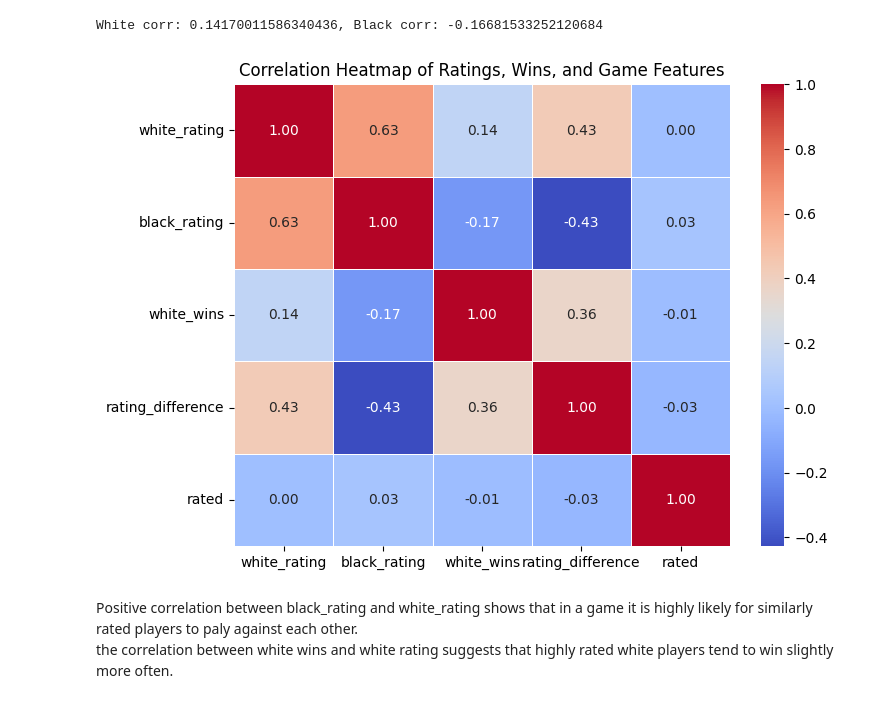
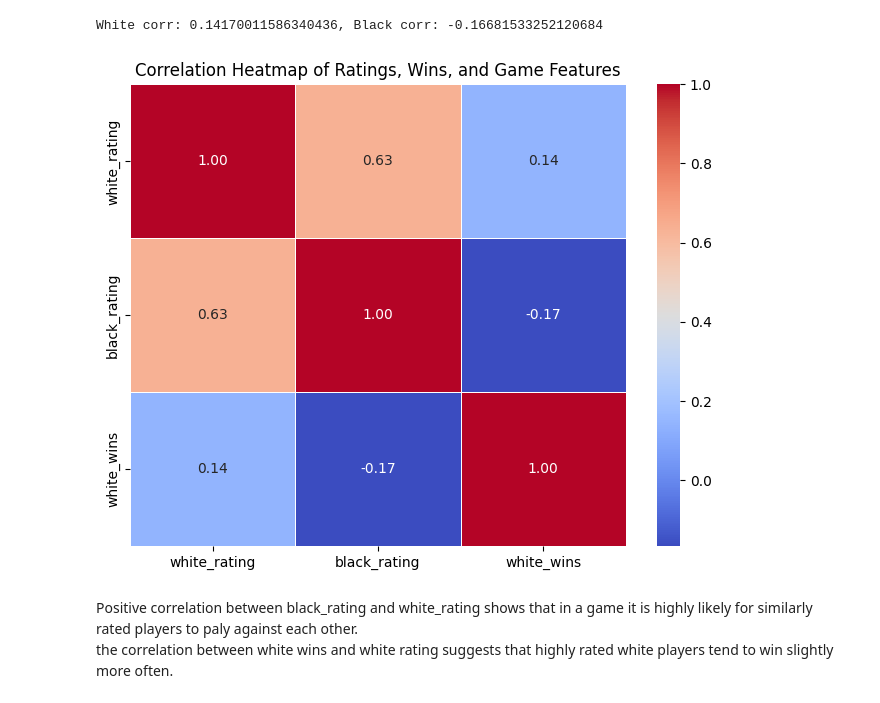
Before and after one commit to i-am-christy/The-Chess-Project, a Jupyter notebook: chess_project.ipynb, the cells around one changed output. Saved outputs shown, nothing was run; the diff lists cells and outputs as text; code cells hidden in the pictures.

```diff
--- a/chess_project.ipynb
+++ b/chess_project.ipynb
@@ -359,17 +369,17 @@ print(f"White corr: {corr_white}, Black corr: {corr_black}")
 # %% [output]
 White corr: 0.14170011586340436, Black corr: -0.16681533252120684
 # %%
-relevant_columns = data[['white_rating', 'black_rating', 'white_wins', 'rating_difference', 'rated']]
+relevant_columns = data[['white_rating', 'black_rating', 'white_wins']]
 
 # Calculate the correlation matrix
 correlation_matrix = relevant_columns.corr()
 
 plt.figure(figsize=(8, 6))
 sns.heatmap(correlation_matrix, annot=True, cmap="coolwarm", fmt=".2f", linewidths=0.5)
 plt.title('Correlation Heatmap of Ratings, Wins, and Game Features')
 plt.show()
 # %% [output]
-[figure, old version]
+[figure, new version]
 # %% [markdown]
 Positive correlation between black_rating and white_rating shows that in a game it is highly likely for similarly rated players to paly against each other. <br>
 the correlation between white wins and white rating suggests that highly rated white players tend to win slightly more often. <br>
```
Also changed, not shown: parts of 64 cells of this notebook, 2 other files.
